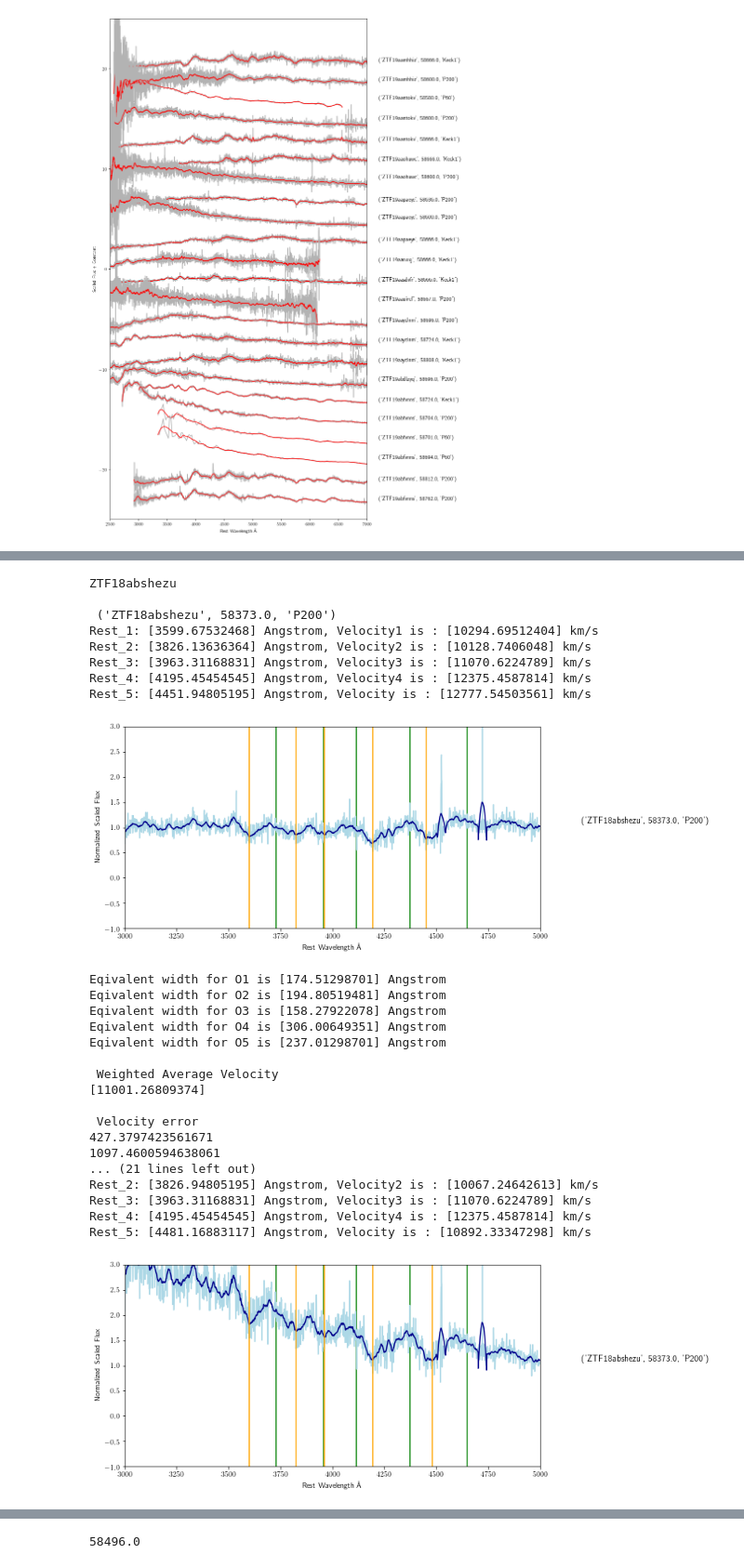
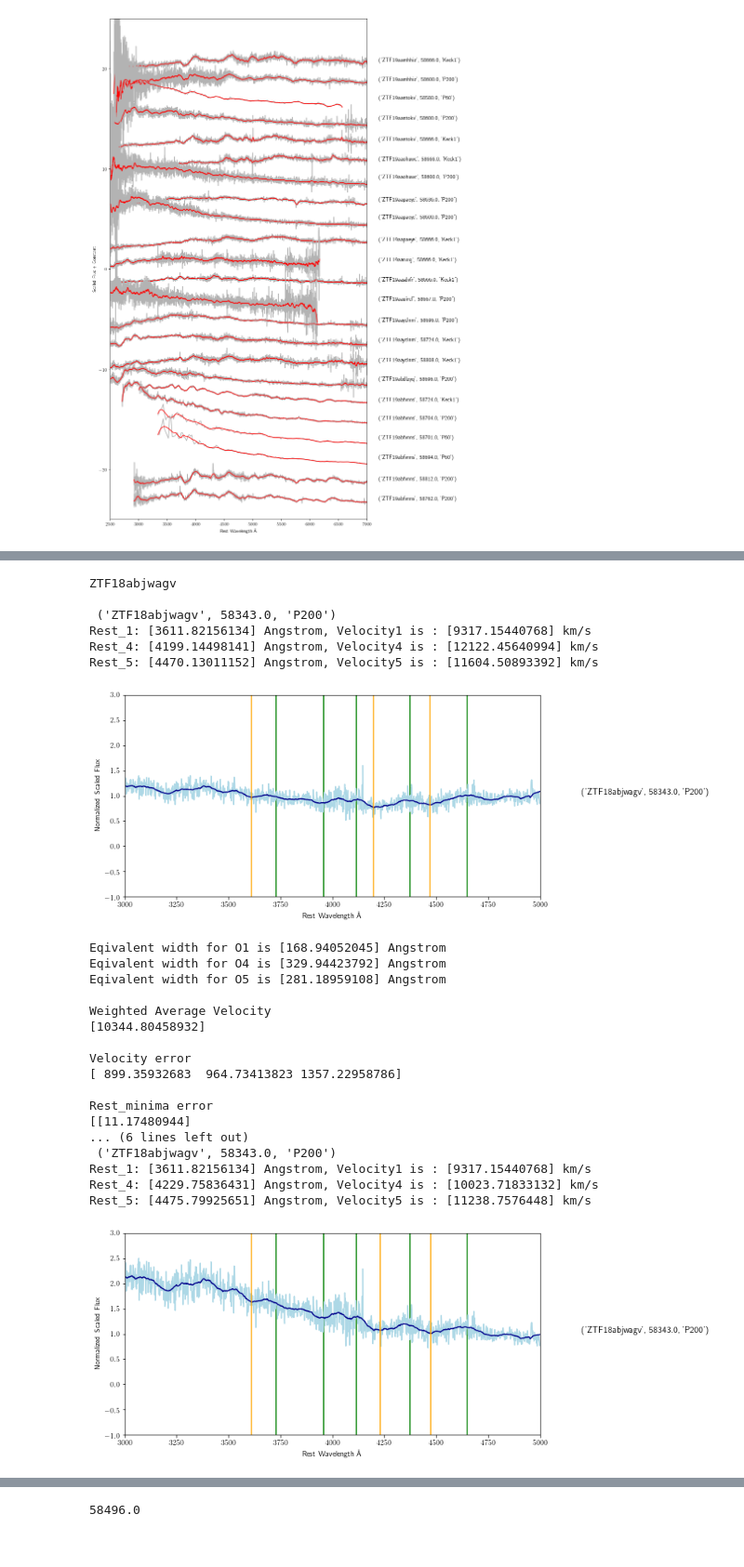
Before and after one commit to Aishwarya113/Superluminous, a Jupyter notebook: download_spectra.ipynb, the cells around one changed output, grey strips where cells are left out. Shown at 93% size. Saved outputs shown, nothing was run; the diff lists cells and outputs as text; code cells hidden in the pictures.

```diff
--- a/download_spectra.ipynb
+++ b/download_spectra.ipynb
@@ -49,7 +49,7 @@ redshift = f['col2']
 # %%
 import xlsxwriter
 
-workbook = xlsxwriter.Workbook('output.xlsx')
+workbook = xlsxwriter.Workbook('results10.xlsx')
 worksheet1 = workbook.add_worksheet()
 worksheet2 = workbook.add_worksheet()
 
@@ -2608,51 +3631,49 @@ Eqivalent width for O5 is [242.82673814] Angstrom
 # %%
-target_name = "ZTF18abshezu"
-spec = "ZTF18abshezu_20180912_P200_v2.ascii"
-date = "t-58"
+target_name = "ZTF18abjwagv"
+spec = "ZTF18abjwagv_20180813_P200_v1.ascii"
+date = "t-13"
 
-row = 30
+row = 65
 
 worksheet1.write(row, 0, target_name)
 worksheet2.write(row, 0, target_name)
 
 worksheet1.write(row, 1, spec)
 worksheet2.write(row, 1, spec)
 
 worksheet1.write(row, 2, date)
 worksheet2.write(row, 2, date)
 
-normalize_spectra(target_name, spec, row, 3630, 3840, 4000, 4225, 4500)
-equivalent_width(target_name, spec, row, 3510, 3700, 3750, 3920, 3920, 4100, 4100, 4380, 4380, 4620)
-errors(target_name, spec, row, 3630, 3840, 4000, 4225, 4500, 3510, 3700, 3750, 3920, 3920, 4100, 4100, 4380, 4380, 4620)
+normalize_spectra(target_name, spec, row, 3615, 0, 0, 4220, 4500)
+equivalent_width(target_name, spec, row, 3530, 3730, 0, 0, 0, 0, 4080, 4360, 4360, 4640)
+errors(target_name, spec, row, 3615, 0, 0, 4220, 4500, 3530, 3730, 0, 0, 0, 0, 4080, 4360, 4360, 4640)
 
-normalize_spectra_new(target_name, spec, row, 3630, 3840, 4000, 4225, 4500)
-equivalent_width_new(target_name, spec, 3510, 3700, 3750, 3920, 3920, 4100, 4100, 4380, 4380, 4620)
-errors_new(target_name, spec, row, 3630, 3840, 4000, 4225, 4500, 3510, 3700, 3750, 3920, 3920, 4100, 4100, 4380, 4380, 4620)
+normalize_spectra_new(target_name, spec, row, 3615, 0, 0, 4220, 4500)
+equivalent_width_new(target_name, spec, 3530, 3730, 0, 0, 0, 0, 4080, 4360, 4360, 4640)
+errors_new(target_name, spec, row, 3615, 0, 0, 4220, 4500, 3530, 3730, 0, 0, 0, 0, 4080, 4360, 4360, 4640)
 # %% [output]
-ZTF18abshezu
+ZTF18abjwagv
 
- ('ZTF18abshezu', 58373.0, 'P200')
-Rest_1: [3599.67532468] Angstrom, Velocity1 is : [10294.69512404] km/s
-Rest_2: [3826.13636364] Angstrom, Velocity2 is : [10128.7406048] km/s
-Rest_3: [3963.31168831] Angstrom, Velocity3 is : [11070.6224789] km/s
-Rest_4: [4195.45454545] Angstrom, Velocity4 is : [12375.4587814] km/s
-Rest_5: [4451.94805195] Angstrom, Velocity is : [12777.54503561] km/s
+ ('ZTF18abjwagv', 58343.0, 'P200')
+Rest_1: [3611.82156134] Angstrom, Velocity1 is : [9317.15440768] km/s
+Rest_4: [4199.14498141] Angstrom, Velocity4 is : [12122.45640994] km/s
+Rest_5: [4470.13011152] Angstrom, Velocity5 is : [11604.50893392] km/s
-[figure, old version]
+[figure, new version]
-Eqivalent width for O1 is [174.51298701] Angstrom
-Eqivalent width for O2 is [194.80519481] Angstrom
-Eqivalent width for O3 is [158.27922078] Angstrom
-Eqivalent width for O4 is [306.00649351] Angstrom
-Eqivalent width for O5 is [237.01298701] Angstrom
+Eqivalent width for O1 is [168.94052045] Angstrom
+Eqivalent width for O4 is [329.94423792] Angstrom
+Eqivalent width for O5 is [281.18959108] Angstrom
 
- Weighted Average Velocity
-[11001.26809374]
+Weighted Average Velocity
+[10344.80458932]
 
- Velocity error
-427.3797423561671
-1097.4600594638061
-... (21 lines left out)
-Rest_2: [3826.94805195] Angstrom, Velocity2 is : [10067.24642613] km/s
-Rest_3: [3963.31168831] Angstrom, Velocity3 is : [11070.6224789] km/s
-Rest_4: [4195.45454545] Angstrom, Velocity4 is : [12375.4587814] km/s
-Rest_5: [4481.16883117] Angstrom, Velocity is : [10892.33347298] km/s
+Velocity error
+[ 899.35932683  964.73413823 1357.22958786]
+
+Rest_minima error
+[[11.17480944]
+... (6 lines left out)
+ ('ZTF18abjwagv', 58343.0, 'P200')
+Rest_1: [3611.82156134] Angstrom, Velocity1 is : [9317.15440768] km/s
+Rest_4: [4229.75836431] Angstrom, Velocity4 is : [10023.71833132] km/s
+Rest_5: [4475.79925651] Angstrom, Velocity5 is : [11238.7576448] km/s
-[figure, old version]
+[figure, new version]
```
Also changed, not shown: parts of 24 cells of this notebook, 1 other file.
